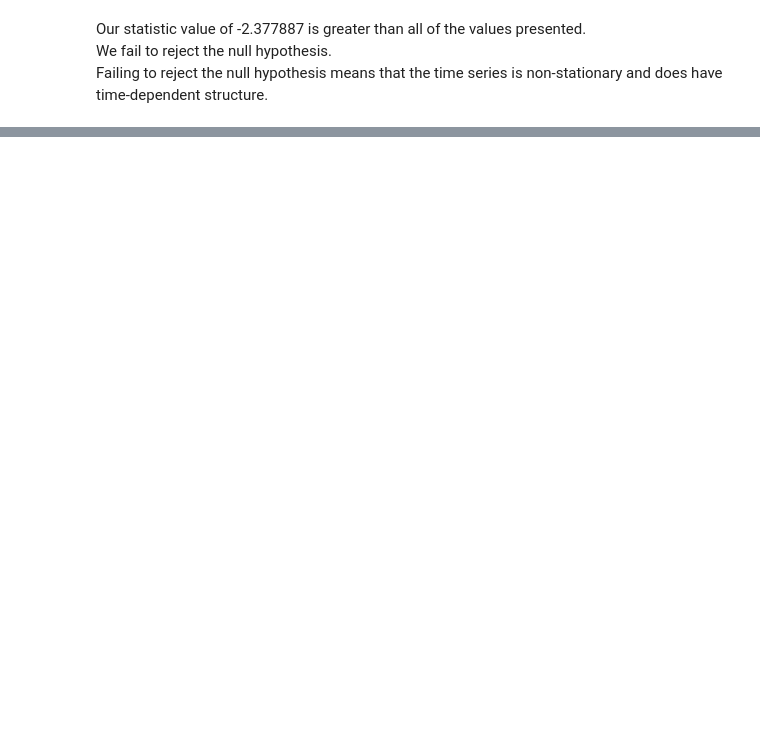
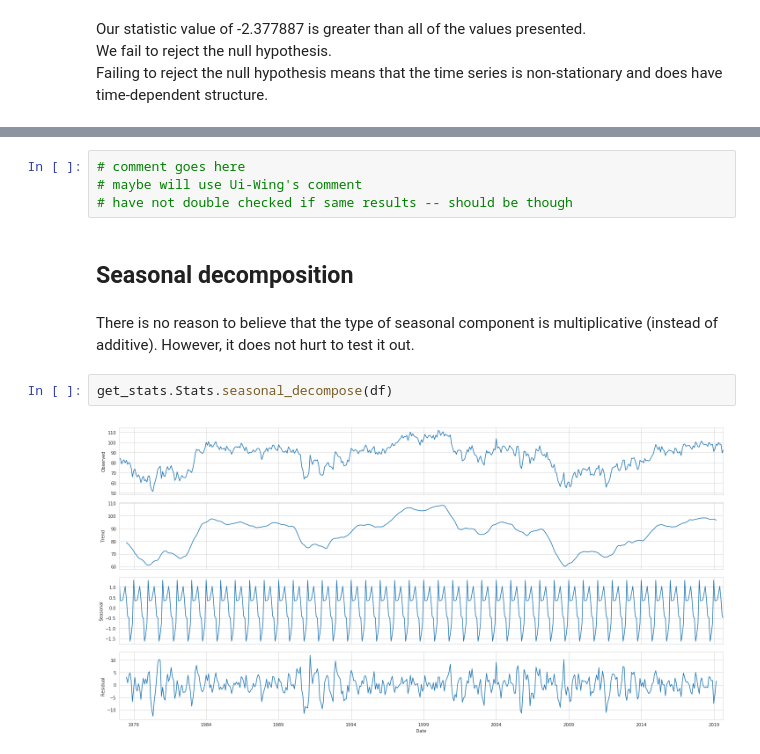
Before and after one commit to nt-ds/ckt-time-series-analysis, a Jupyter notebook: notebooks/Consumer Sentiment - Time Series Analysis.ipynb, the cells around one changed output, grey strips where cells are left out. Saved outputs shown, nothing was run; the diff lists cells and outputs as text; blank space fills up the shorter version.

```diff
--- a/notebooks/Consumer Sentiment - Time Series Analysis.ipynb
+++ b/notebooks/Consumer Sentiment - Time Series Analysis.ipynb
@@ -224,0 +271,12 @@ Failing to reject the null hypothesis means that the time series is non-stationa
+# %%
+# comment goes here
+# maybe will use Ui-Wing's comment
+# have not double checked if same results -- should be though
+# %% [markdown]
+## Seasonal decomposition
+# %% [markdown]
+There is no reason to believe that the type of seasonal component is multiplicative (instead of additive). However, it does not hurt to test it out.
+# %%
+get_stats.Stats.seasonal_decompose(df)
+# %% [output]
+[figure, added]
```
Also changed, not shown: parts of 42 cells of this notebook.
